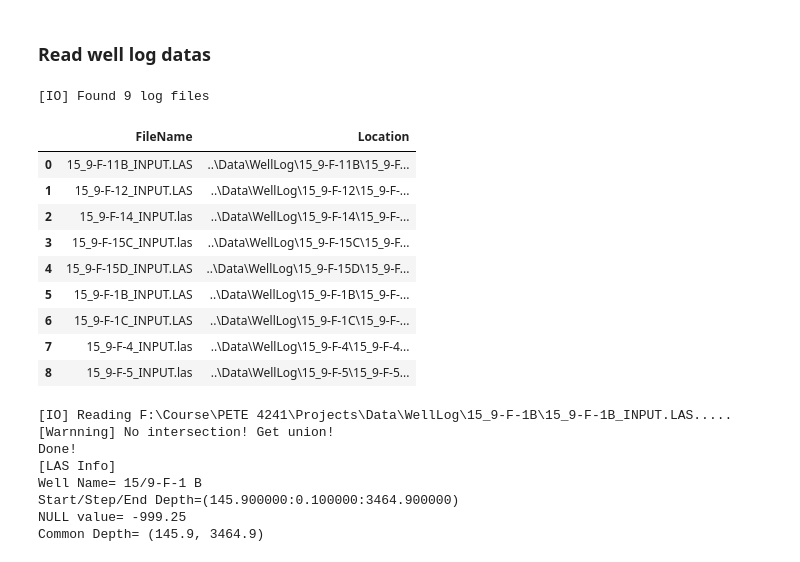
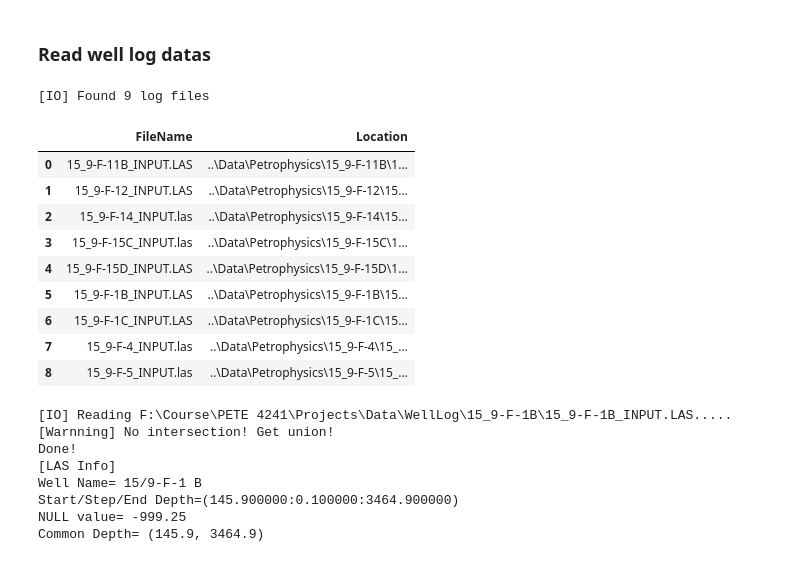
Before and after one commit to BinWang0213/Course-PETE4241_19SP_ProjectCode, a Jupyter notebook: FinalCode/GeoMechsProps_SingleWell.ipynb, the cells around one changed output. Drawn from its saved outputs; the diff is of its cells as text; code cells hidden in the pictures.

Commit message:
Code update for data structure change

```diff
--- a/FinalCode/GeoMechsProps_SingleWell.ipynb
+++ b/FinalCode/GeoMechsProps_SingleWell.ipynb
@@ -11,19 +11,19 @@ import PyLasMech as plm
 # %% [markdown]
 ### Read well log datas
 # %%
-LogFiles=plm.FileFinder("../Data/")
+LogFiles=plm.FileFinder("../Data/Petrophysics")
 # %% [output]
 [IO] Found 9 log files
 |  | FileName | Location |
-| 0 | 15_9-F-11B_INPUT.LAS | ..\Data\WellLog\15_9-F-11B\15_9-F... |
-| 1 | 15_9-F-12_INPUT.LAS | ..\Data\WellLog\15_9-F-12\15_9-F-... |
-| 2 | 15_9-F-14_INPUT.las | ..\Data\WellLog\15_9-F-14\15_9-F-... |
-| 3 | 15_9-F-15C_INPUT.las | ..\Data\WellLog\15_9-F-15C\15_9-F... |
-| 4 | 15_9-F-15D_INPUT.LAS | ..\Data\WellLog\15_9-F-15D\15_9-F... |
-| 5 | 15_9-F-1B_INPUT.LAS | ..\Data\WellLog\15_9-F-1B\15_9-F-... |
-| 6 | 15_9-F-1C_INPUT.LAS | ..\Data\WellLog\15_9-F-1C\15_9-F-... |
-| 7 | 15_9-F-4_INPUT.las | ..\Data\WellLog\15_9-F-4\15_9-F-4... |
-| 8 | 15_9-F-5_INPUT.las | ..\Data\WellLog\15_9-F-5\15_9-F-5... |
+| 0 | 15_9-F-11B_INPUT.LAS | ..\Data\Petrophysics\15_9-F-11B\1... |
+| 1 | 15_9-F-12_INPUT.LAS | ..\Data\Petrophysics\15_9-F-12\15... |
+| 2 | 15_9-F-14_INPUT.las | ..\Data\Petrophysics\15_9-F-14\15... |
+| 3 | 15_9-F-15C_INPUT.las | ..\Data\Petrophysics\15_9-F-15C\1... |
+| 4 | 15_9-F-15D_INPUT.LAS | ..\Data\Petrophysics\15_9-F-15D\1... |
+| 5 | 15_9-F-1B_INPUT.LAS | ..\Data\Petrophysics\15_9-F-1B\15... |
+| 6 | 15_9-F-1C_INPUT.LAS | ..\Data\Petrophysics\15_9-F-1C\15... |
+| 7 | 15_9-F-4_INPUT.las | ..\Data\Petrophysics\15_9-F-4\15_... |
+| 8 | 15_9-F-5_INPUT.las | ..\Data\Petrophysics\15_9-F-5\15_... |
 # %%
 WellLog=plm.ReadLas(LogFiles[5])
 #Print las file summary table
```
Also changed, not shown: 3 other files.
